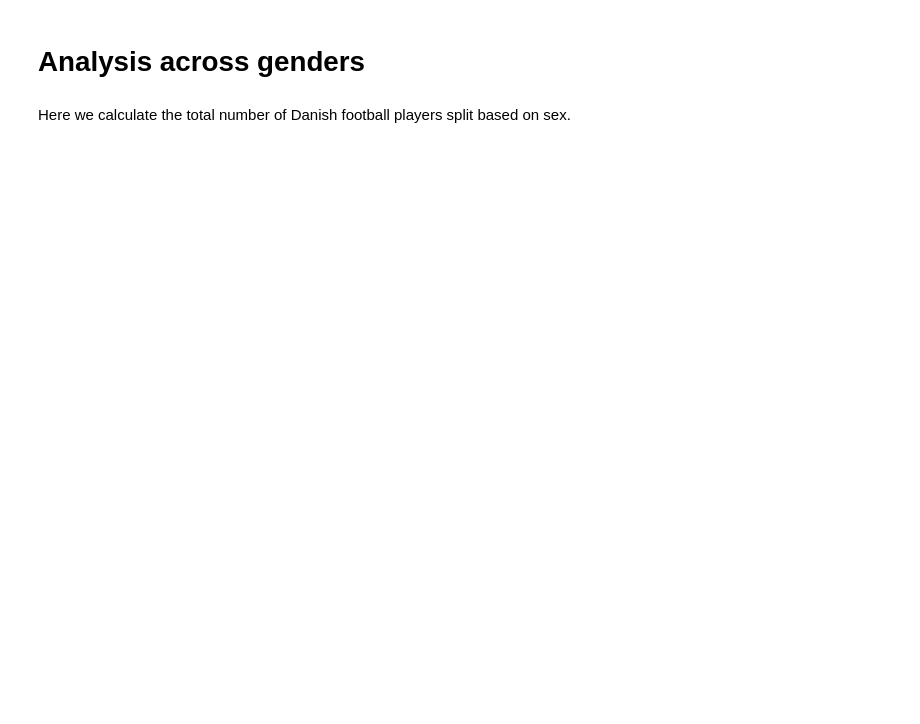
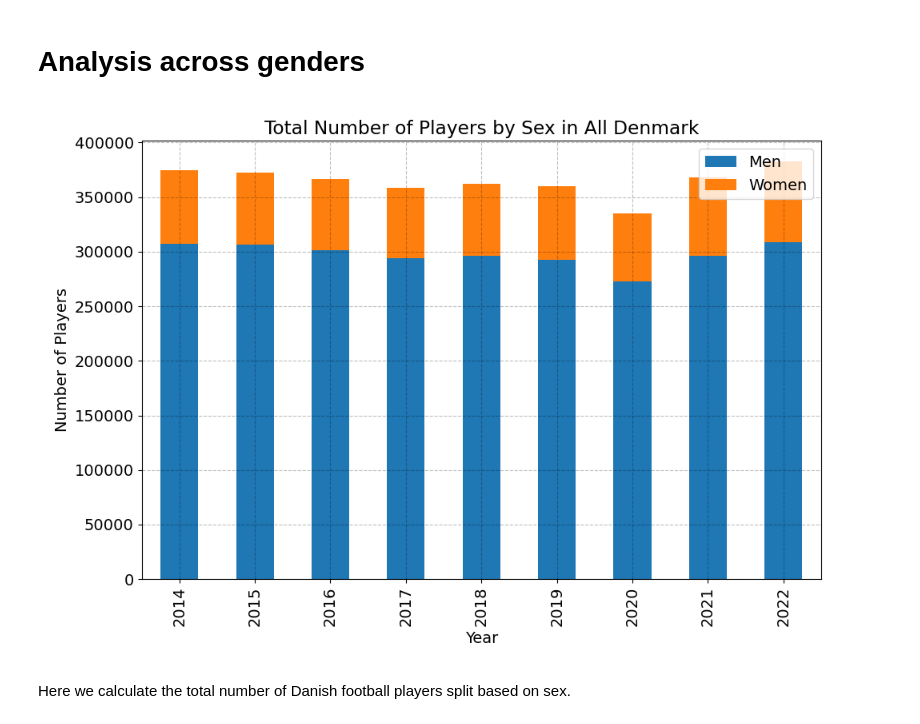
Before and after one commit to NumEconCopenhagen/projects-2024-econtechvets, a Jupyter notebook: dataproject/dataproject.ipynb, the cells around one changed output. Drawn from its saved outputs; the diff is of its cells as text; code cells hidden in the pictures; blank space fills up the shorter version.

Commit message:
merge of datasets

```diff
--- a/dataproject/dataproject.ipynb
+++ b/dataproject/dataproject.ipynb
@@ -112,6 +159,8 @@ idrakt.head(100)
 # %% [markdown]
 Only keeping regions and all of Denmark
-# %%
-# Keeping rows where 'county' starts with "Landsdel" or is "All Denmark"
-idrakt = idrakt[idrakt['BLSTKOM'].str.startswith('Region') | (idrakt['BLSTKOM'] == 'All Denmark')]
-idrakt.head(100)
+# %%
+# Filter the DataFrame to keep only rows where 'BLSTKOM' matches one of the regions
+idrakt = idrakt[idrakt['BLSTKOM'].isin(regions)]
+
+# Display the first few rows to verify the filtering
+idrakt.head()
@@ -129,3 +185,9 @@ merged_df = pd.merge(
     right_on=['OMRÅDE', 'KØN', 'TID']  # Corresponding columns to match in folk_q1
 )
 merged_df.drop(['OMRÅDE', 'KØN'], axis=1, inplace=True) #Drops unnessecary columns
+
+# rename columns
+merged_df.rename(columns=columns_dict,inplace=True)
+
+# Display the first few rows to verify the merge
+merged_df.head()
@@ -147,8 +206,8 @@ idrakt.head()
 sort_order = ['Sex, total', 'Men', 'Women']
 
 # Create a categorical type with the custom order
-idrakt['sex'] = pd.Categorical(idrakt['sex'], categories=sort_order, ordered=True)
+merged_df['sex'] = pd.Categorical(merged_df['sex'], categories=sort_order, ordered=True)
 
-idrakt.sort_values(by=['county','year','sex'],inplace=True)
-idrakt.reset_index(drop=True,inplace=True)
-idrakt.head()
+merged_df.sort_values(by=['region','year','sex'],inplace=True)
+merged_df.reset_index(drop=True,inplace=True)
+merged_df.head()
@@ -188,5 +221,12 @@ idrakt_all.head()
 # %% [markdown]
 # Analysis across genders
+# %%
+from dataproject import total_players_dk
+total_players_dk(merged_df)
+# Display the saved plot in the notebook
+Image(filename='stacked_bar_chart.png')
+# %% [output]
+[figure, added]
 # %% [markdown]
 Here we calculate the total number of Danish football players split based on sex.
 # %%
```
Also changed, not shown: parts of 22 cells of this notebook, 2 other files.
